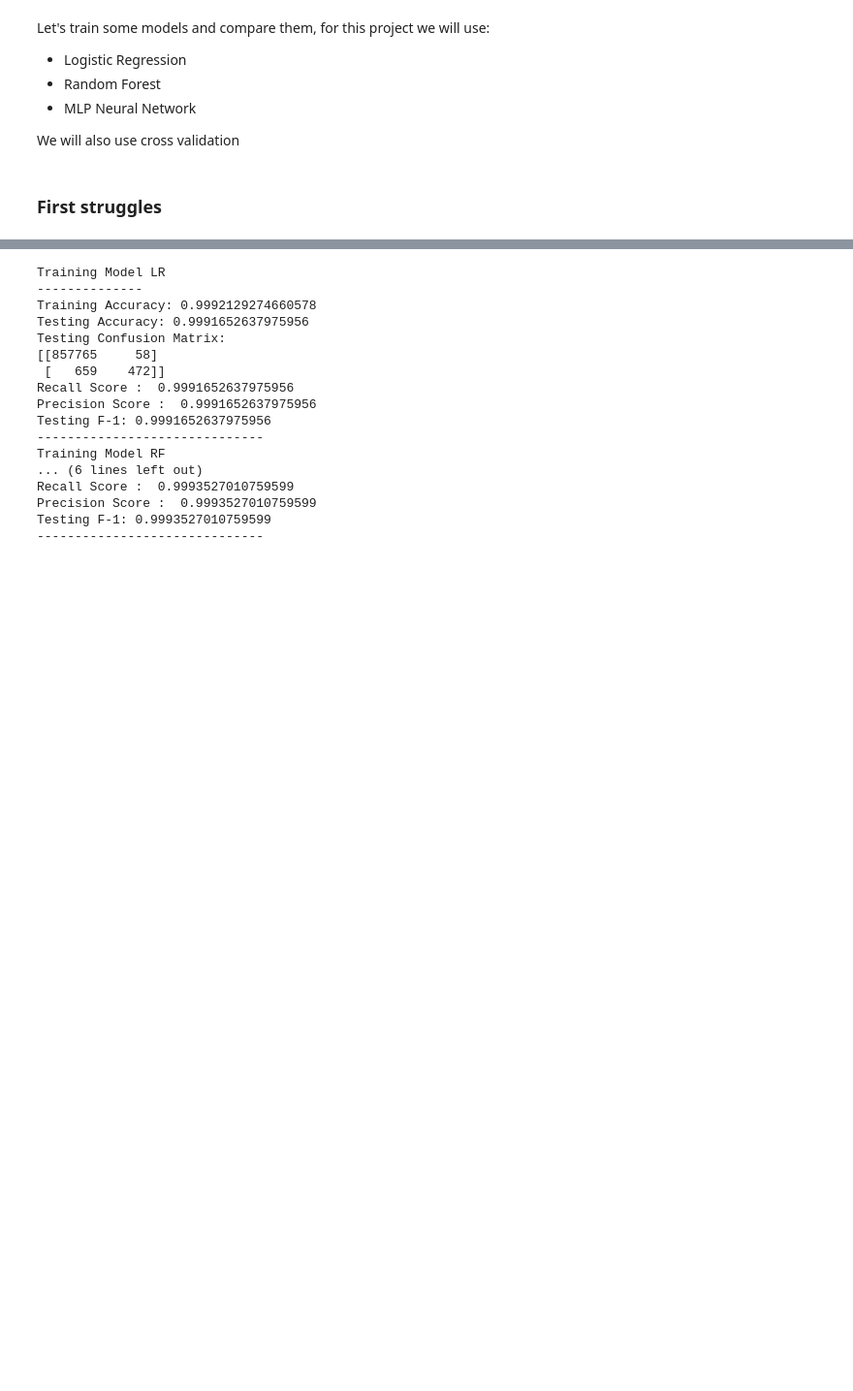
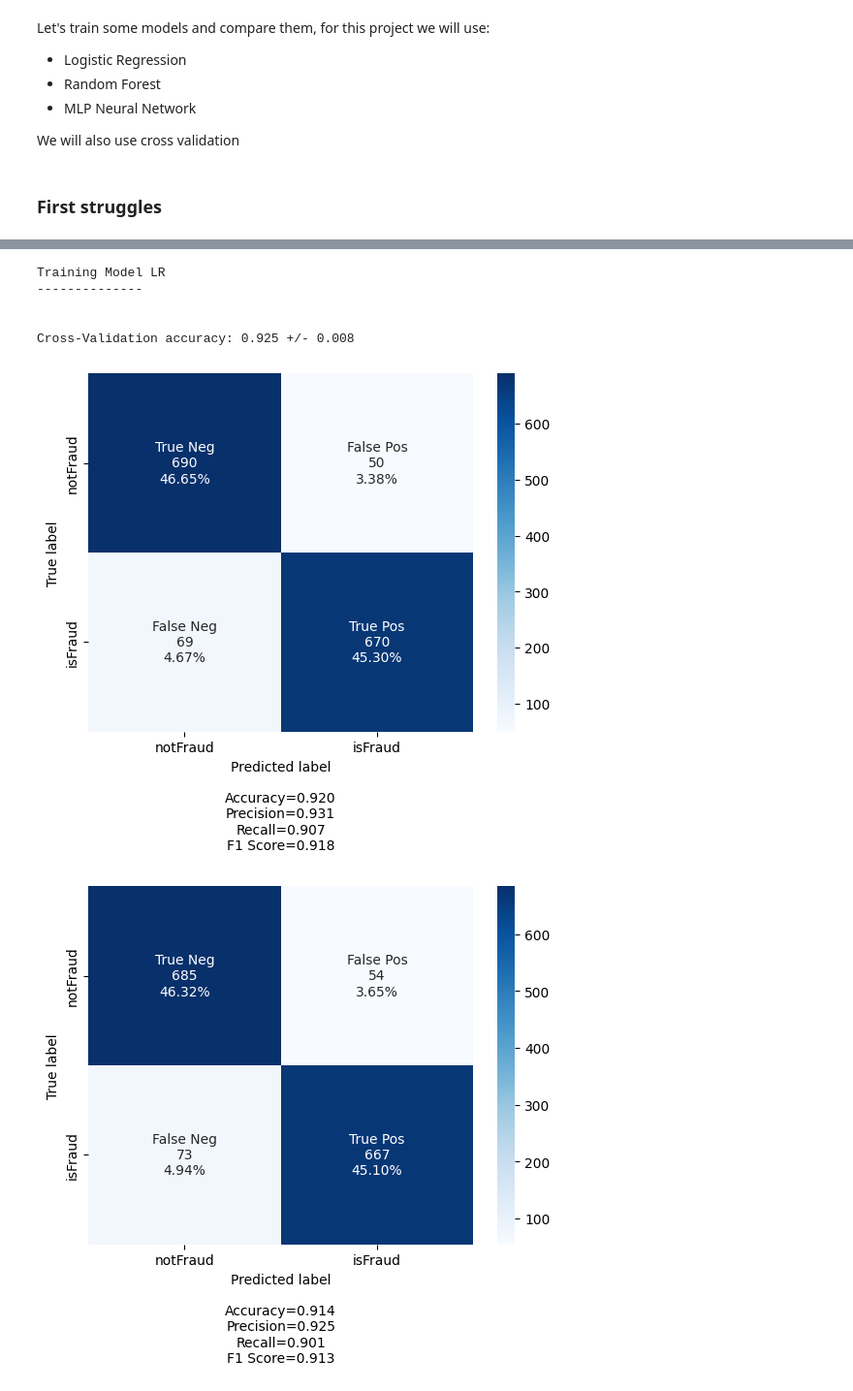
Before and after one commit to mangelini/fraud-detection-ml, a Jupyter notebook: project.ipynb, the cells around one changed output, grey strips where cells are left out. Shown at 97% size. Cells and saved outputs as stored; diff of their text form; code cells hidden in the pictures; blank space fills up the shorter version.

```diff
--- a/project.ipynb
+++ b/project.ipynb
@@ -294,36 +369,45 @@ KeyError: 'isFraud'
 # %%
 models = {
     "LR": LogisticRegression(max_iter=300),
-    # "KNN": KNeighborsClassifier(n_neighbors=3, n_jobs=-1),
-    "RF": RandomForestClassifier(max_depth=6),
+    "RF": RandomForestClassifier(max_depth=4, n_estimators=100),
 }
 # %%
+y = train_set.loc[:, "isFraud"]
+X = train_set.loc[:, train_set.columns != "isFraud"]
+
 for name, model in models.items():
+    scores = []
+    k = 0
     print(f'Training Model {name} \n--------------')
-    model.fit(X_train, y_train)
-    y_pred = model.predict(X_val)
-    print(f'Training Accuracy: {accuracy_score(y_train, model.predict(X_train))}')
-    print(f'Testing Accuracy: {accuracy_score(y_val, y_pred)}')
-    print(f'Testing Confusion Matrix: \n{confusion_matrix(y_val, y_pred)}')
-    print("Recall Score : ",recall_score(y_val, y_pred, average='micro'))
-    print("Precision Score : ",precision_score(y_val, y_pred, average='micro'))
-    print(f"Testing F-1:", f1_score(y_val, y_pred, average='micro' ))
-    print('-'*30)
+    for train_index, val_index in skf.split(X, y):
+        k += 1
+        # get the actual arrays
+        X_train, X_val = X.iloc[train_index], X.iloc[val_index]
+        y_train, y_val = y.iloc[train_index], y.iloc[val_index]
+        # train model and get prediction
+        model.fit(X_train, y_train)
+        y_pred = model.predict(X_val)
+        acc = accuracy_score(y_val, y_pred)
+        scores.append(acc)
+        # visualize predictions
+        # print('Fold: %2d, Accuracy: %.3f' % (k, acc))
+        cf_matrix = confusion_matrix(y_val, y_pred)
+        make_confusion_matrix(cf_matrix, group_names=labels, categories=categories)
+
+    print('\n\nCross-Validation accuracy: %.3f +/- %.3f' %(np.mean(scores), np.std(scores)))
+
+    # print(f'Training Accuracy: {accuracy_score(y_train, model.predict(X_train))}')
+    # print(f'Testing Accuracy: {accuracy_score(y_val, y_pred)}')
+    # print(f'Testing Confusion Matrix: \n{confusion_matrix(y_val, y_pred)}')
+    # print("Recall Score : ",recall_score(y_val, y_pred, average='micro'))
+    # print("Precision Score : ",precision_score(y_val, y_pred, average='micro'))
+    # print(f"Testing F-1:", f1_score(y_val, y_pred, average='micro' ))
+    # print('-'*30)
 # %% [output]
 Training Model LR
 --------------
-Training Accuracy: 0.9992129274660578
-Testing Accuracy: 0.9991652637975956
-Testing Confusion Matrix:
-[[857765     58]
- [   659    472]]
-Recall Score :  0.9991652637975956
-Precision Score :  0.9991652637975956
-Testing F-1: 0.9991652637975956
-------------------------------
-Training Model RF
-... (6 lines left out)
-Recall Score :  0.9993527010759599
-Precision Score :  0.9993527010759599
-Testing F-1: 0.9993527010759599
-------------------------------
+
+
+Cross-Validation accuracy: 0.925 +/- 0.008
+[figure, added]
+[figure, added]
```
Also changed, not shown: parts of 22 cells of this notebook, 7 other files.
